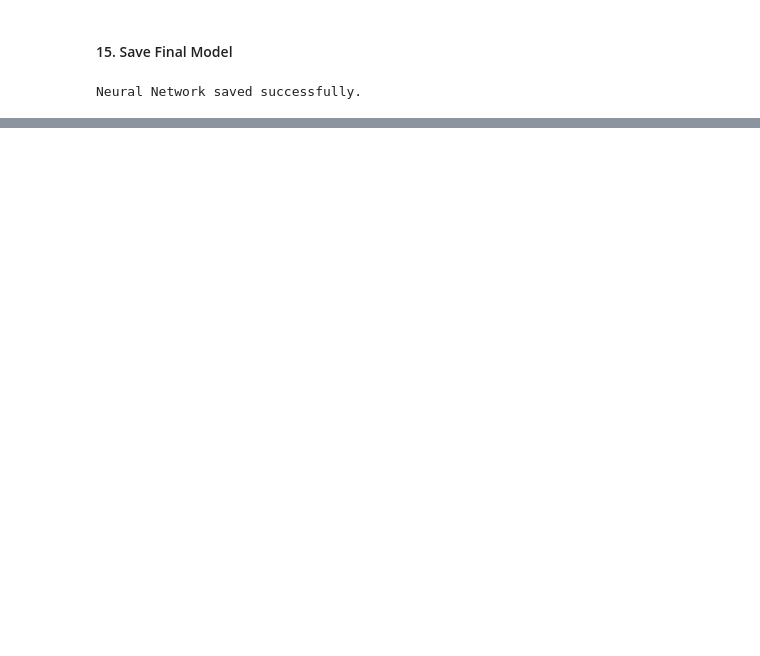
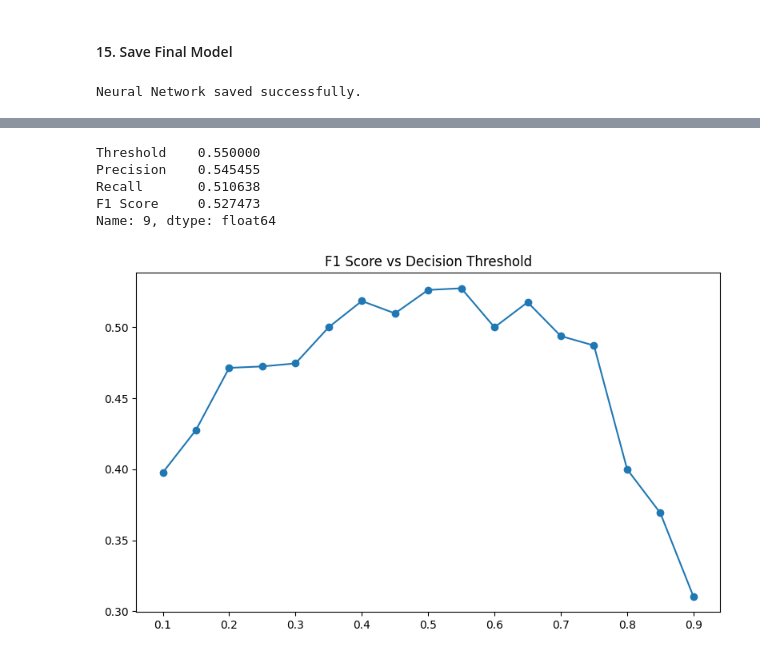
Before and after one commit to FernJoshua/AI-Workforce-Intelligence, a Jupyter notebook: notebooks/06_neural_network_model.ipynb, the cells around one changed output, grey strips where cells are left out. Saved outputs shown, nothing was run; the diff lists cells and outputs as text; code cells hidden in the pictures; blank space fills up the shorter version.

```diff
--- a/notebooks/06_neural_network_model.ipynb
+++ b/notebooks/06_neural_network_model.ipynb
@@ -712,0 +763,37 @@ The trained Neural Network has been saved for deployment and will be further int
+# %%
+# 16.2 Best Threshold
+best_threshold = threshold_results.loc[
+    threshold_results["F1 Score"].idxmax()
+]
+
+best_threshold
+# %% [output]
+Threshold    0.550000
+Precision    0.545455
+Recall       0.510638
+F1 Score     0.527473
+Name: 9, dtype: float64
+# %%
+# 16.3 Plot
+plt.figure(figsize=(8,5))
+
+plt.plot(
+    threshold_results["Threshold"],
+    threshold_results["F1 Score"],
+    marker="o"
+)
+
+plt.title("F1 Score vs Decision Threshold")
+
+plt.tight_layout()
+
+plt.savefig(
+    "..//reports//figures//model_evaluation//neural_network//f1_vs_threshold.png",
+    dpi=300
+)
+
+plt.show()
+
+plt.close()
+# %% [output]
+[figure, added]
```
Also changed, not shown: parts of 24 cells of this notebook, 36 other files.
